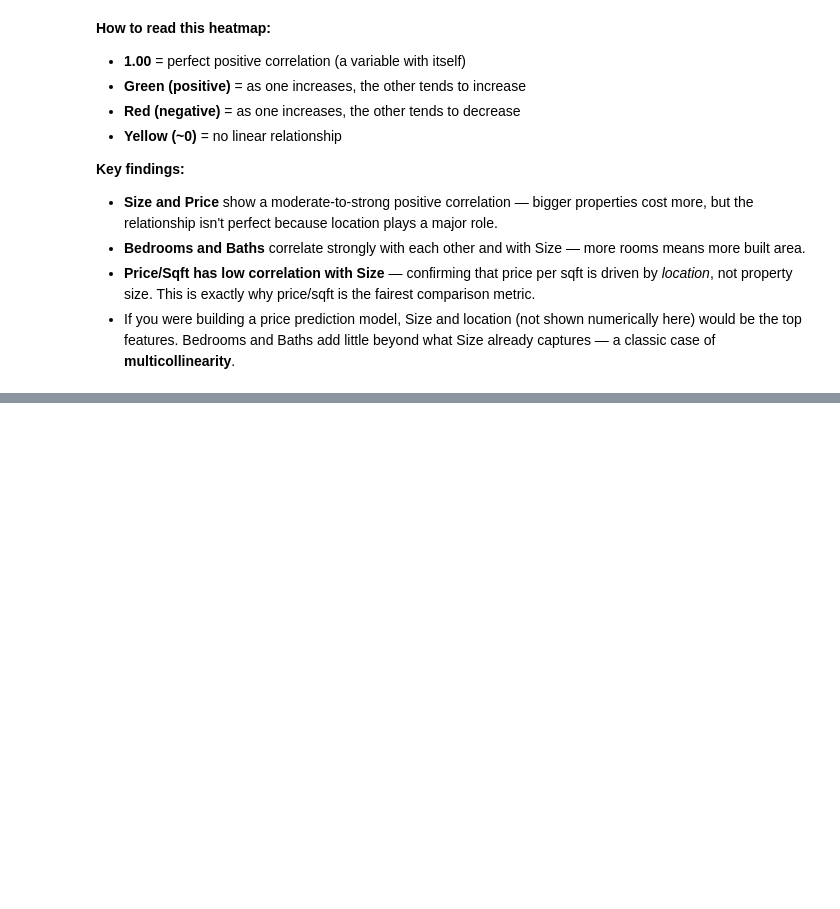
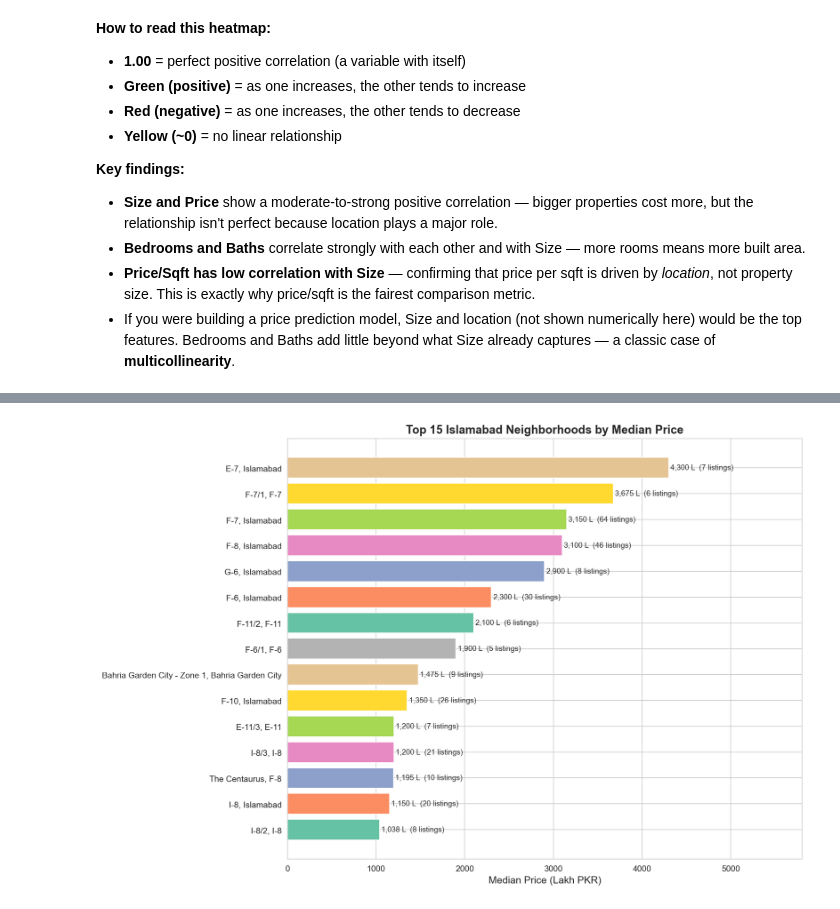
Before and after one commit to TalhaHamdees/pakistan-housing-market-analysis, a Jupyter notebook: notebooks/01_eda_analysis.ipynb, the cells around one changed output, grey strips where cells are left out. Cells and saved outputs as stored; diff of their text form; code cells hidden in the pictures; blank space fills up the shorter version.

```diff
--- a/notebooks/01_eda_analysis.ipynb
+++ b/notebooks/01_eda_analysis.ipynb
@@ -2182,0 +2191,33 @@ plt.show()
+# %%
+# Chart 8: Top 15 Islamabad neighborhoods by median price (horizontal bar)
+df_isb = df_clean[df_clean['city'] == 'Islamabad']
+
+# Require at least 5 listings per neighborhood for statistical reliability
+isb_stats = (df_isb.groupby('location')
+             .agg(median_price=('price_lakh', 'median'),
+                  count=('price_lakh', 'size'))
+             .query('count >= 5')
+             .sort_values('median_price', ascending=True)
+             .tail(15))
+
+fig, ax = plt.subplots(figsize=(12, 8))
+bars = ax.barh(isb_stats.index, isb_stats['median_price'], color=sns.color_palette('Set2', 15))
+
+# Annotate each bar with the median price and listing count
+for i, (price, count) in enumerate(zip(isb_stats['median_price'], isb_stats['count'])):
+    ax.text(price + 20, i, f'{price:,.0f} L  ({count} listings)',
+            va='center', fontsize=9, color='#333333')
+
+ax.set_title('Top 15 Islamabad Neighborhoods by Median Price', fontsize=14, fontweight='bold')
+ax.set_xlabel('Median Price (Lakh PKR)', fontsize=12)
+ax.set_ylabel('')
+ax.tick_params(axis='y', labelsize=10)
+
+# Extend x-axis to fit annotations
+ax.set_xlim(0, isb_stats['median_price'].max() * 1.35)
+
+plt.tight_layout()
+plt.savefig('../images/chart8_islamabad_neighborhoods.png', dpi=150, bbox_inches='tight')
+plt.show()
+# %% [output]
+[figure, added]
```
Also changed, not shown: parts of 9 cells of this notebook, 8 other files.
